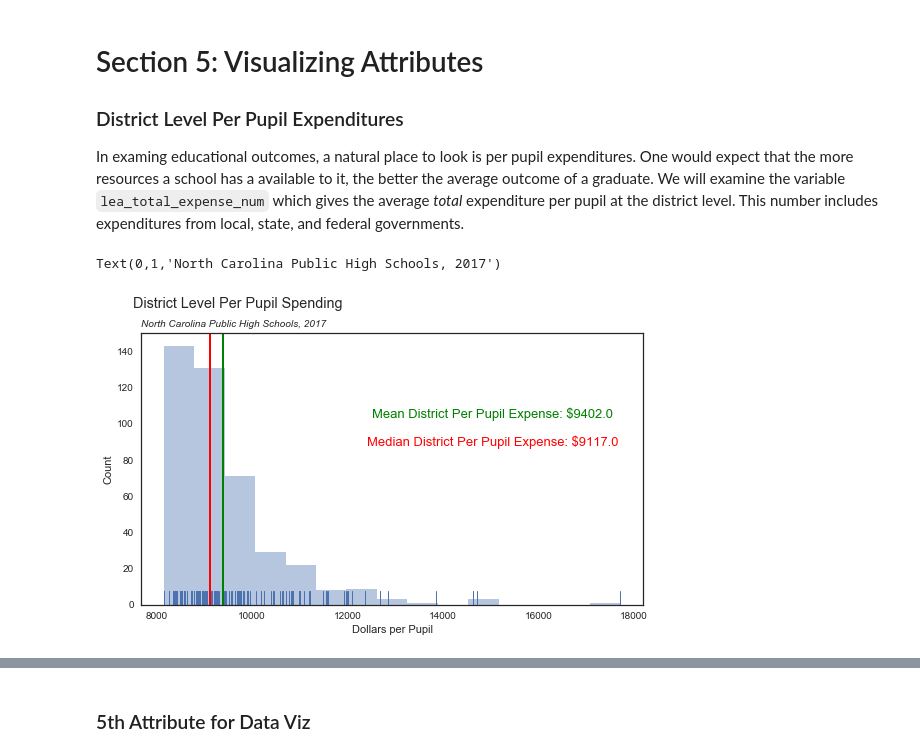
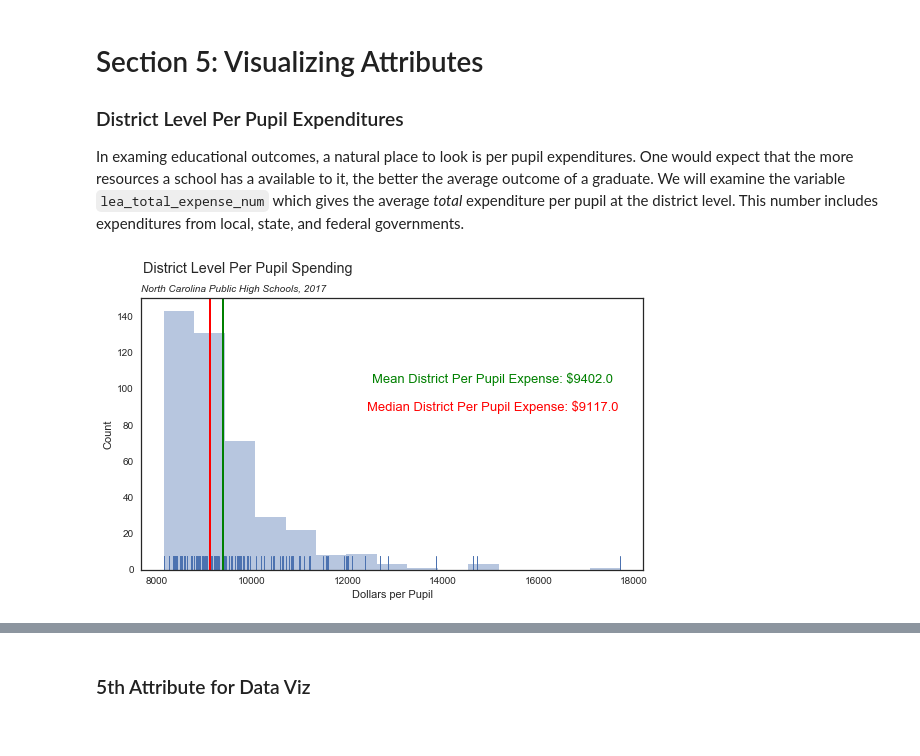
Before and after one commit to jeffweltman/MSDS7331, a Jupyter notebook: MSDS7331 - Lab 1.ipynb, the cells around one changed output, grey strips where cells are left out. Cells and saved outputs as stored; diff of their text form; code cells hidden in the pictures.

```diff
--- a/MSDS7331 - Lab 1.ipynb
+++ b/MSDS7331 - Lab 1.ipynb
@@ -1099,19 +1099,19 @@ In examing educational outcomes, a natural place to look is per pupil expenditur
 # %%
 mu = hs_2017.lea_total_expense_num.mean()
 med = hs_2017.lea_total_expense_num.median()
 sns.set_style("white")
 fig, ax = plt.subplots(figsize=(9, 5))
 sns.distplot(hs_2017.lea_total_expense_num, kde=False, rug=True, bins=15)
 plt.axvline(x=mu, linewidth=2, color='g')
 plt.axvline(x=med, linewidth=2, color = 'r')
 plt.text(.7, .7, 'Mean District Per Pupil Expense: $' + str(round(mu, 0)),
          va='center', ha='center', transform=ax.transAxes, color='g', size=13)
 plt.text(.7, .6, 'Median District Per Pupil Expense: $' + str(round(med, 0)),
          va='center', ha='center', transform=ax.transAxes, color='r',size = 13)
 plt.ylabel('Count')
 plt.xlabel('Dollars per Pupil')
-plt.suptitle('District Level Per Pupil Spending', x=.275)
+plt.suptitle('District Level Per Pupil Spending', x=.29)
 plt.title('North Carolina Public High Schools, 2017', size=10, loc='left', style = 'italic')
+plt.show()
 # %% [output]
-Text(0,1,'North Carolina Public High Schools, 2017')
-[figure, old version]
+[figure, new version]
```
Also changed, not shown: parts of 9 cells of this notebook, 1 other file.
